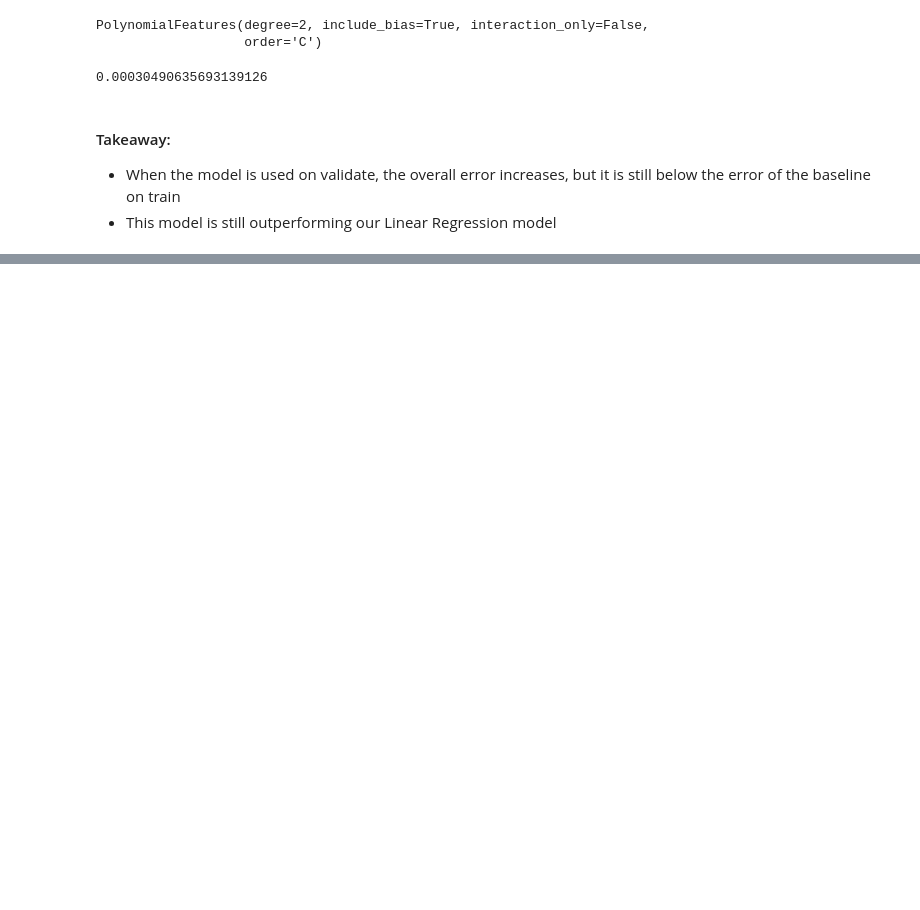
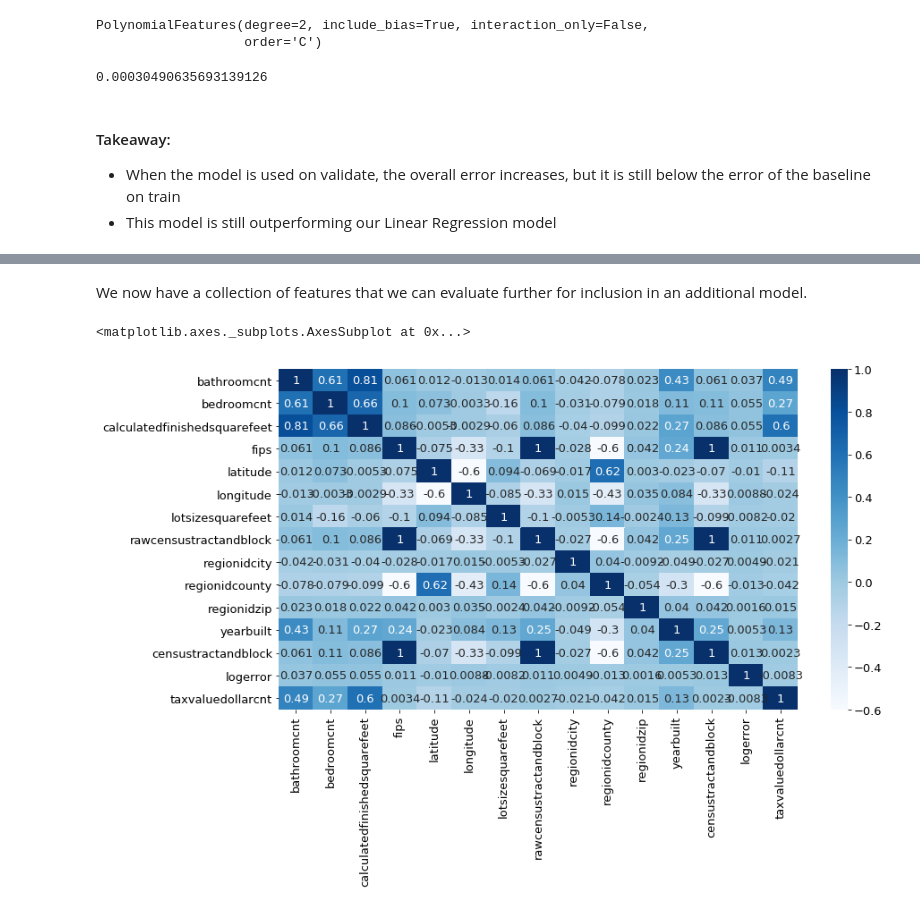
Before and after one commit to Estimating-Home-Value/Predicting-Tax-Assessed-Home-Values, a Jupyter notebook: model.ipynb, the cells around one changed output, grey strips where cells are left out. Saved outputs shown, nothing was run; the diff lists cells and outputs as text; code cells hidden in the pictures; blank space fills up the shorter version.

Commit message:
Working through pairplot visualization of second model iteration

```diff
--- a/model.ipynb
+++ b/model.ipynb
@@ -582,0 +586,3 @@ lm_squared_rmse
+# %%
+df2 = acquire.get_zillow_data('2')
+df2.head()
@@ -582,0 +651,30 @@ lm_squared_rmse
+# %% [markdown]
+We now have a collection of features that we can evaluate further for inclusion in an additional model.
+# %%
+# Selected features
+
+# All of the features
+features_target = ['bathroomcnt', 'bedroomcnt', 'calculatedfinishedsquarefeet',
+                   'fips', 'latitude', 'longitude', 'lotsizesquarefeet', 'propertycountylandusecode',
+                   'rawcensustractandblock', 'regionidcity', 'regionidcounty','regionidzip',
+                   'yearbuilt', 'censustractandblock', 'logerror', 'taxvaluedollarcnt']
+
+# Only the independent variables
+features = ['bathroomcnt', 'bedroomcnt', 'calculatedfinishedsquarefeet',
+            'fips', 'latitude', 'longitude', 'lotsizesquarefeet', 'propertycountylandusecode',
+            'rawcensustractandblock', 'regionidcity', 'regionidcounty','regionidzip',
+            'yearbuilt', 'censustractandblock', 'logerror']
+
+# Only the dependent variable
+target = ['taxvaluedollarcnt']
+# %%
+# corr_heatmap
+
+df_vis = df2[features_target]
+df_vis.head()
+
+corr = df_vis.corr()
+sns.heatmap(corr, cmap='Blues', annot=True)
+# %% [output]
+<matplotlib.axes._subplots.AxesSubplot at 0x...>
+[figure, added]
```
Also changed, not shown: parts of 14 cells of this notebook.
